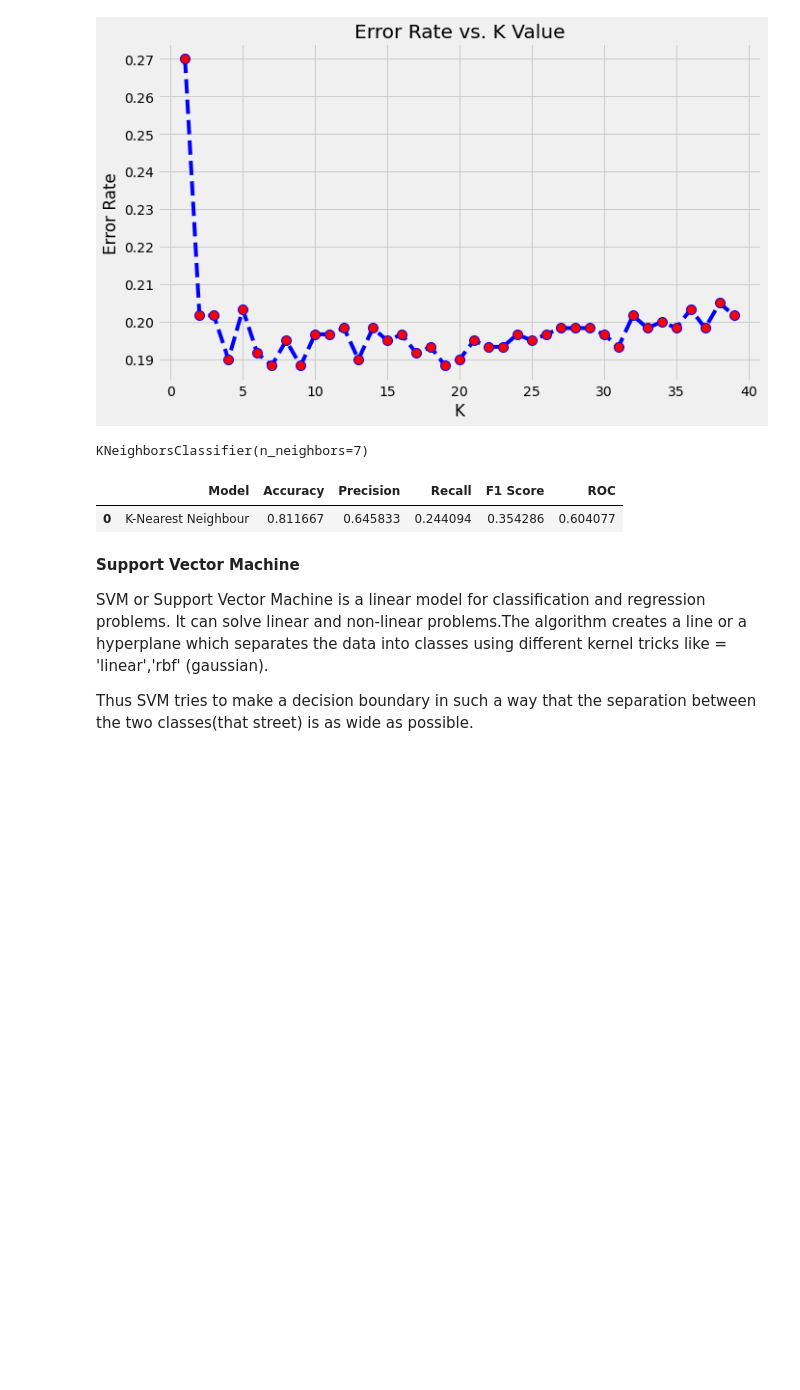
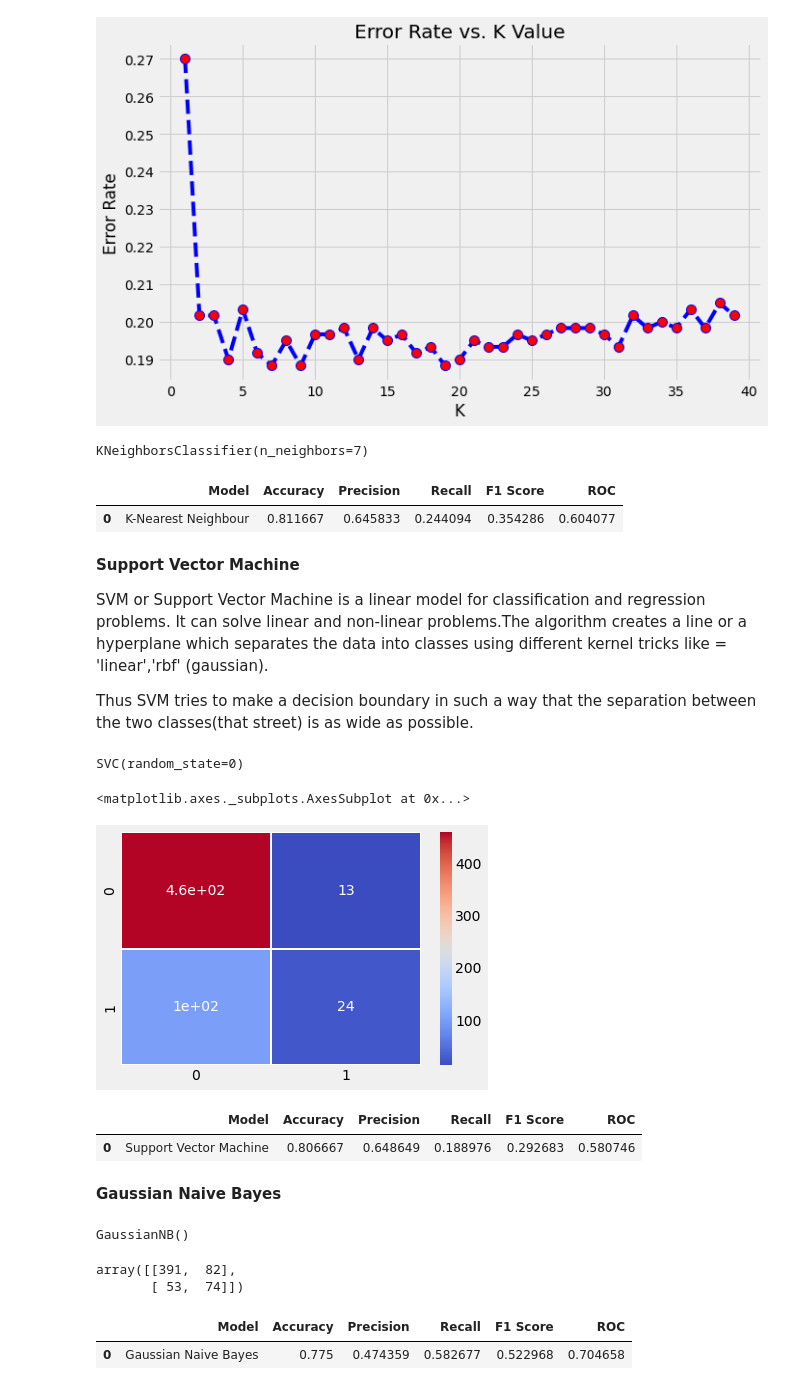
Before and after one commit to nMan007/Machine-Learning, a Jupyter notebook: Credit_Card_Default_Prediction.ipynb, the cells around one changed output. Saved outputs shown, nothing was run; the diff lists cells and outputs as text; code cells hidden in the pictures; blank space fills up the shorter version.

```diff
--- a/Credit_Card_Default_Prediction.ipynb
+++ b/Credit_Card_Default_Prediction.ipynb
@@ -800,3 +800,43 @@ res
 SVM or Support Vector Machine is a linear model for classification and regression problems. It can solve linear and non-linear problems.The algorithm creates a line or a hyperplane which separates the data into classes using different kernel tricks like = 'linear','rbf' (gaussian).
 
 Thus SVM tries to make a decision boundary in such a way that the separation between the two classes(that street) is as wide as possible.
+# %%
+# Fitting SVM to the Training set
+from sklearn.svm import SVC
+scv = SVC(kernel = 'rbf', random_state = 0)
+scv.fit(X_train, y_train)
+# %% [output]
+SVC(random_state=0)
+# %%
+# Predicting the Test set results
+y_pred = scv.predict(X_test)
+# %%
+from sklearn.metrics import confusion_matrix
+cm = confusion_matrix(y_test, y_pred)
+# %%
+sns.heatmap(cm,annot= True,linewidths=1,cmap='coolwarm')
+# %% [output]
+<matplotlib.axes._subplots.AxesSubplot at 0x...>
+[figure, added]
+# %%
+from sklearn.metrics import  accuracy_score, f1_score, precision_score, recall_score, roc_auc_score
+roc=roc_auc_score(y_test, y_pred)
+acc = accuracy_score(y_test, y_pred)
+prec = precision_score(y_test, y_pred)
+rec = recall_score(y_test, y_pred)
+f1 = f1_score(y_test, y_pred)
+
+model = pd.DataFrame([['Support Vector Machine', acc,prec,rec, f1,roc]],
+               columns = ['Model', 'Accuracy', 'Precision', 'Recall', 'F1 Score','ROC'])
+model
+# %% [output]
+|  | Model | Accuracy | Precision | Recall | F1 Score | ROC |
+| 0 | Support Vector Machine | 0.806667 | 0.648649 | 0.188976 | 0.292683 | 0.580746 |
+# %% [markdown]
+**Gaussian Naive Bayes**
+# %%
+from sklearn.naive_bayes import GaussianNB
+naive_bayes = GaussianNB()
+naive_bayes.fit(X_train,y_train)
+# %% [output]
+GaussianNB()
@@ -802,0 +848,19 @@ Thus SVM tries to make a decision boundary in such a way that the separation bet
+# %%
+cm
+# %% [output]
+array([[391,  82],
+       [ 53,  74]])
+# %%
+from sklearn.metrics import  accuracy_score, f1_score, precision_score, recall_score, roc_auc_score
+roc=roc_auc_score(y_test, y_pred)
+acc = accuracy_score(y_test, y_pred)
+prec = precision_score(y_test, y_pred)
+rec = recall_score(y_test, y_pred)
+f1 = f1_score(y_test, y_pred)
+
+model= pd.DataFrame([['Gaussian Naive Bayes', acc,prec,rec, f1,roc]],
+               columns = ['Model', 'Accuracy', 'Precision', 'Recall', 'F1 Score','ROC'])
+model
+# %% [output]
+|  | Model | Accuracy | Precision | Recall | F1 Score | ROC |
+| 0 | Gaussian Naive Bayes | 0.775 | 0.474359 | 0.582677 | 0.522968 | 0.704658 |
```
Also changed, not shown: parts of 77 cells of this notebook.
